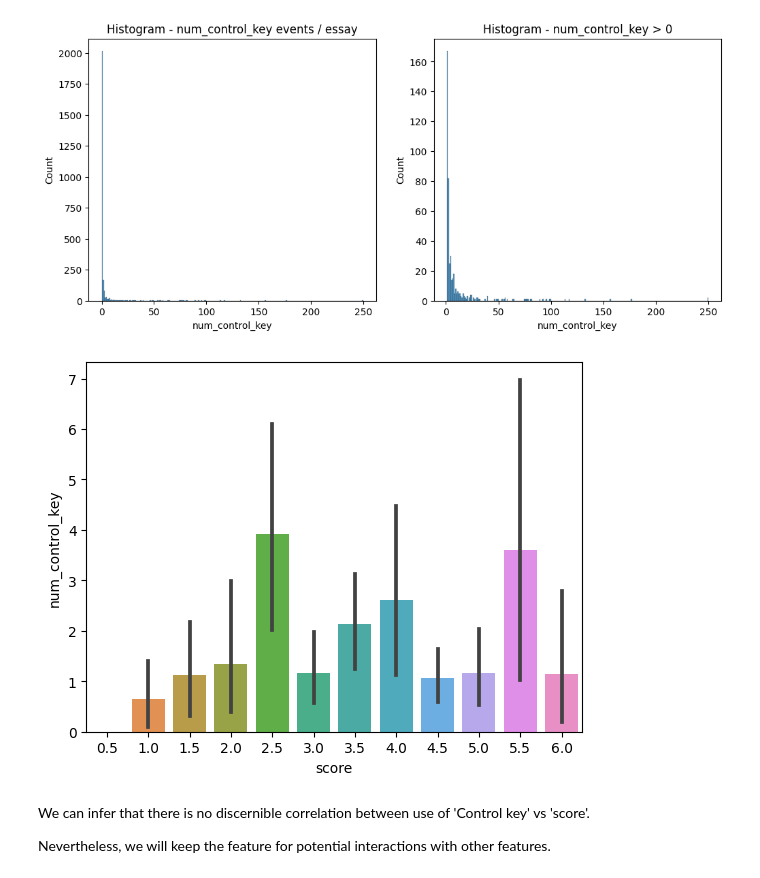
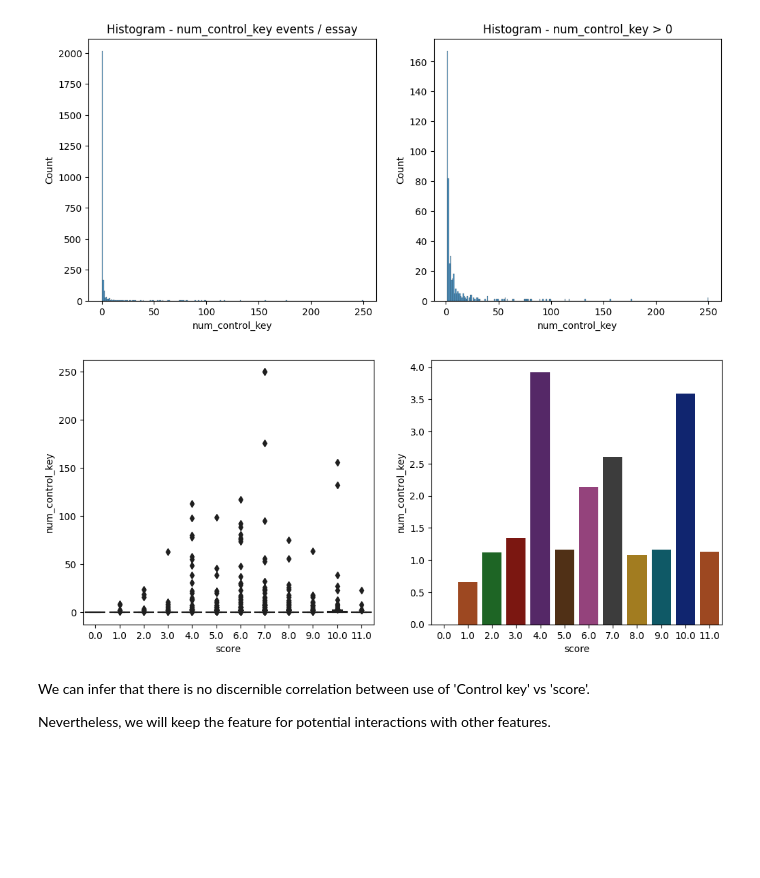
Before and after one commit to sergiogmad/process-quality-writing, a Jupyter notebook: process-vs-quality-in-writing.ipynb, the cells around one changed output. Cells and saved outputs as stored; diff of their text form; code cells hidden in the pictures; blank space fills up the shorter version.

```diff
--- a/process-vs-quality-in-writing.ipynb
+++ b/process-vs-quality-in-writing.ipynb
@@ -86,8 +86,12 @@ plt.title('Histogram of Scores')
 print(f'There are {train_scores.score.nunique()} possible values for essay score:',
       sorted(train_scores.score.unique()), '\n\n')
 
+train_scores.score = train_scores.score*2 - 1
+print('here', train_scores.score.value_counts())
+
 train_scores.score = pd.Categorical(train_scores.score, sorted(train_scores.score.unique()), ordered=True)
 plt.show()
+print('The score 0.5 is represented by only five data points, all of which register as zero.\n')
 print('Changing type to Categorical:\n', train_scores.score.unique())
 # %% [output]
 The average score is 3.71. The median is 4.0
@@ -274,10 +296,13 @@ print("Percentage of essays with at least one event ('down_event') involving the
 # %% [output]
 Percentage of essays with at least one event ('down_event') involving the Control key: 18.5%
 [figure]
-# %%
-sns.barplot(x=train_scores.score, y=simplified_train_logs.num_control_key);
-# %% [output]
-[figure, removed]
+# %%
+# Checking correlation of 'num_control_key' vs 'score'
+fig, axes = plt.subplots(1, 2, figsize=(12, 5))
+sns.boxplot(x=train_scores.score, y=simplified_train_logs.num_control_key, palette='dark', ax=axes[0]);
+sns.barplot(x=train_scores.score, y=simplified_train_logs.num_control_key, ci=None, palette='dark', ax=axes[1]);
+# %% [output]
+[figure, added]
 # %% [markdown]
 We can infer that there is no discernible correlation between use of 'Control key' vs 'score'.
 
```
Also changed, not shown: parts of 21 cells of this notebook.
